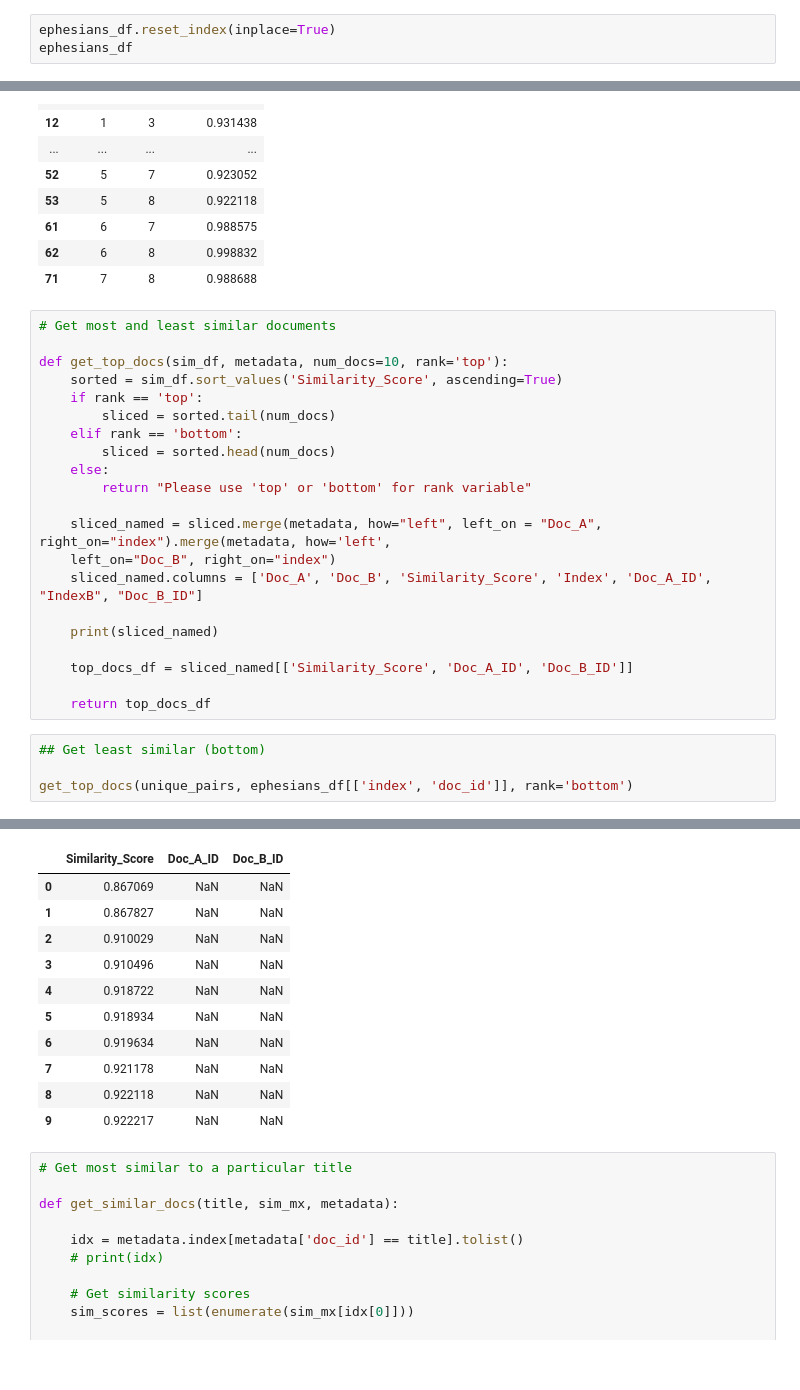
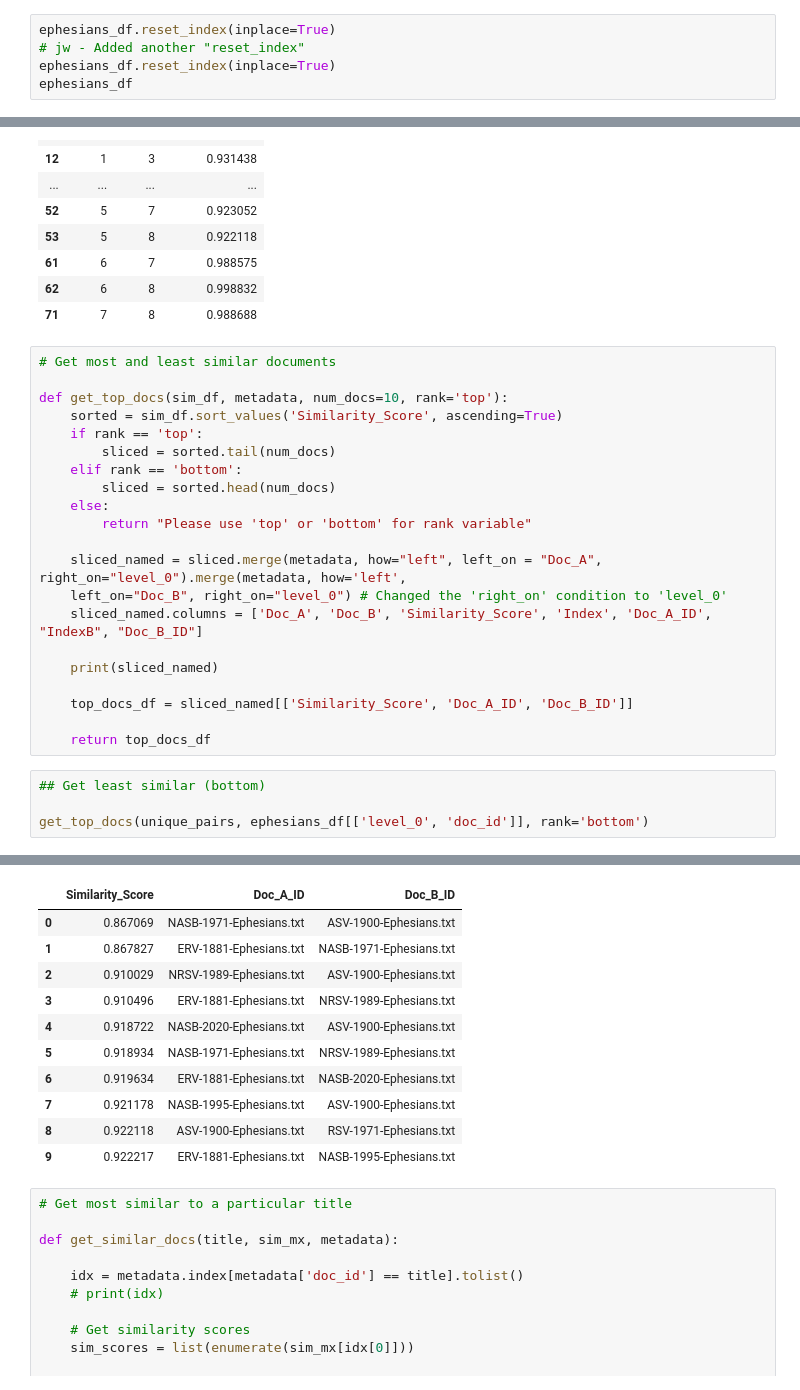
Before and after one commit to jerielizabeth/REL560-VersionedBibles, a Jupyter notebook: code/FT_Cosine_Similarity.ipynb, the cells around one changed output, grey strips where cells are left out. Saved outputs shown, nothing was run; the diff lists cells and outputs as text.

```diff
--- a/code/FT_Cosine_Similarity.ipynb
+++ b/code/FT_Cosine_Similarity.ipynb
@@ -392,5 +392,7 @@ texts_df[texts_df['book'] == "Ephesians"]
 | 17 | RSV-1971-Ephesians.txt | Ephesians | the letter of paul to the ephesia... |
 # %%
 ephesians_df.reset_index(inplace=True)
+# jw - Added another "reset_index"
+ephesians_df.reset_index(inplace=True)
 ephesians_df
 # %% [output]
@@ -546,8 +548,8 @@ def get_top_docs(sim_df, metadata, num_docs=10, rank='top'):
     else:
         return "Please use 'top' or 'bottom' for rank variable"
 
-    sliced_named = sliced.merge(metadata, how="left", left_on = "Doc_A", right_on="index").merge(metadata, how='left',
-    left_on="Doc_B", right_on="index")
+    sliced_named = sliced.merge(metadata, how="left", left_on = "Doc_A", right_on="level_0").merge(metadata, how='left',
+    left_on="Doc_B", right_on="level_0") # Changed the 'right_on' condition to 'level_0'
     sliced_named.columns = ['Doc_A', 'Doc_B', 'Similarity_Score', 'Index', 'Doc_A_ID', "IndexB", "Doc_B_ID"]
 
     print(sliced_named)
@@ -558,5 +560,5 @@ def get_top_docs(sim_df, metadata, num_docs=10, rank='top'):
 # %%
 ## Get least similar (bottom)
 
-get_top_docs(unique_pairs, ephesians_df[['index', 'doc_id']], rank='bottom')
+get_top_docs(unique_pairs, ephesians_df[['level_0', 'doc_id']], rank='bottom')
 # %% [output]
@@ -574,14 +582,14 @@ get_top_docs(unique_pairs, ephesians_df[['index', 'doc_id']], rank='bottom')
 |  | Similarity_Score | Doc_A_ID | Doc_B_ID |
-| 0 | 0.867069 | NaN | NaN |
-| 1 | 0.867827 | NaN | NaN |
-| 2 | 0.910029 | NaN | NaN |
-| 3 | 0.910496 | NaN | NaN |
-| 4 | 0.918722 | NaN | NaN |
-| 5 | 0.918934 | NaN | NaN |
-| 6 | 0.919634 | NaN | NaN |
-| 7 | 0.921178 | NaN | NaN |
-| 8 | 0.922118 | NaN | NaN |
-| 9 | 0.922217 | NaN | NaN |
+| 0 | 0.867069 | NASB-1971-Ephesians.txt | ASV-1900-Ephesians.txt |
+| 1 | 0.867827 | ERV-1881-Ephesians.txt | NASB-1971-Ephesians.txt |
+| 2 | 0.910029 | NRSV-1989-Ephesians.txt | ASV-1900-Ephesians.txt |
+| 3 | 0.910496 | ERV-1881-Ephesians.txt | NRSV-1989-Ephesians.txt |
+| 4 | 0.918722 | NASB-2020-Ephesians.txt | ASV-1900-Ephesians.txt |
+| 5 | 0.918934 | NASB-1971-Ephesians.txt | NRSV-1989-Ephesians.txt |
+| 6 | 0.919634 | ERV-1881-Ephesians.txt | NASB-2020-Ephesians.txt |
+| 7 | 0.921178 | NASB-1995-Ephesians.txt | ASV-1900-Ephesians.txt |
+| 8 | 0.922118 | ASV-1900-Ephesians.txt | RSV-1971-Ephesians.txt |
+| 9 | 0.922217 | ERV-1881-Ephesians.txt | NASB-1995-Ephesians.txt |
 # %%
 # Get most similar to a particular title
 
```
Also changed, not shown: parts of 3 cells of this notebook.
